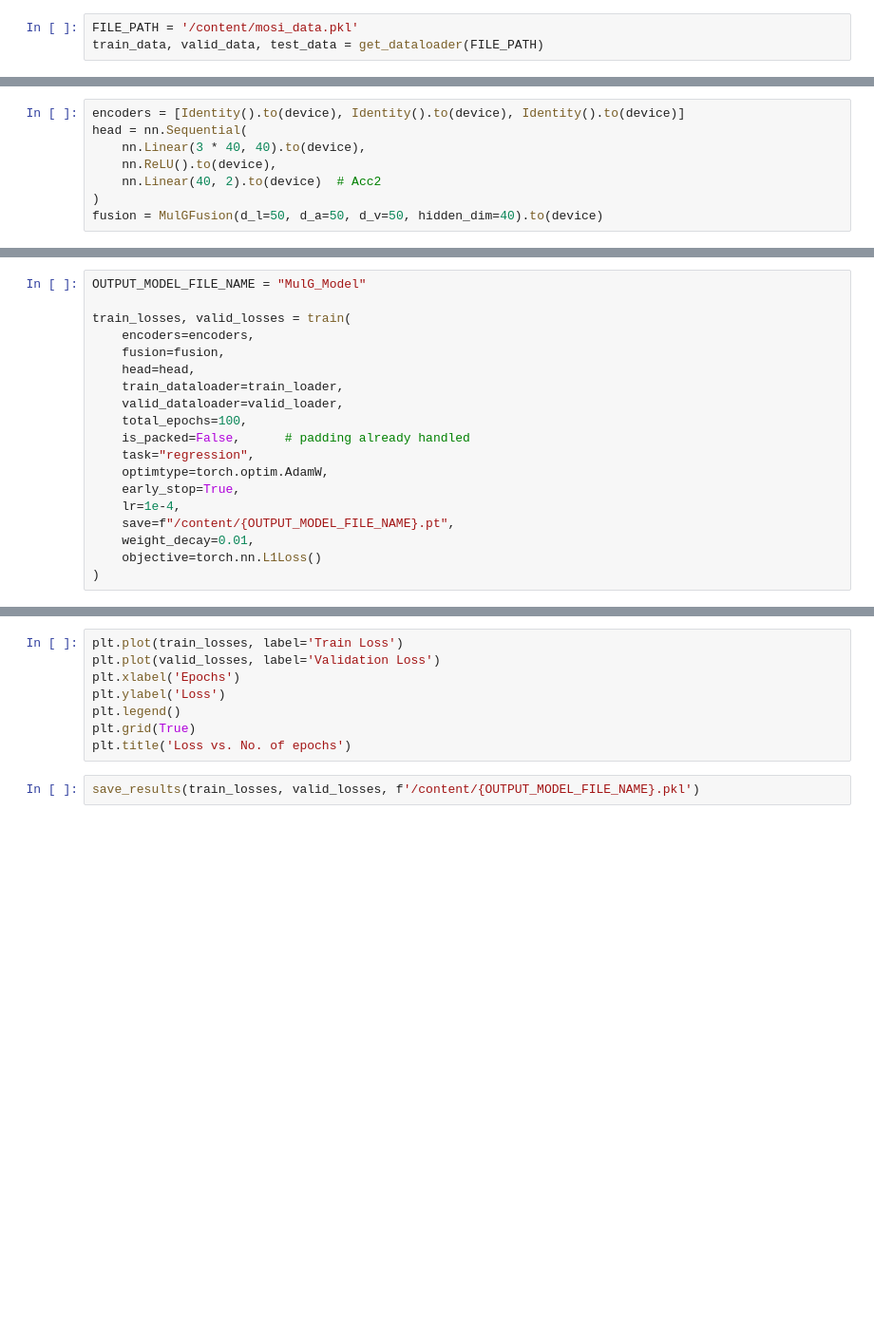
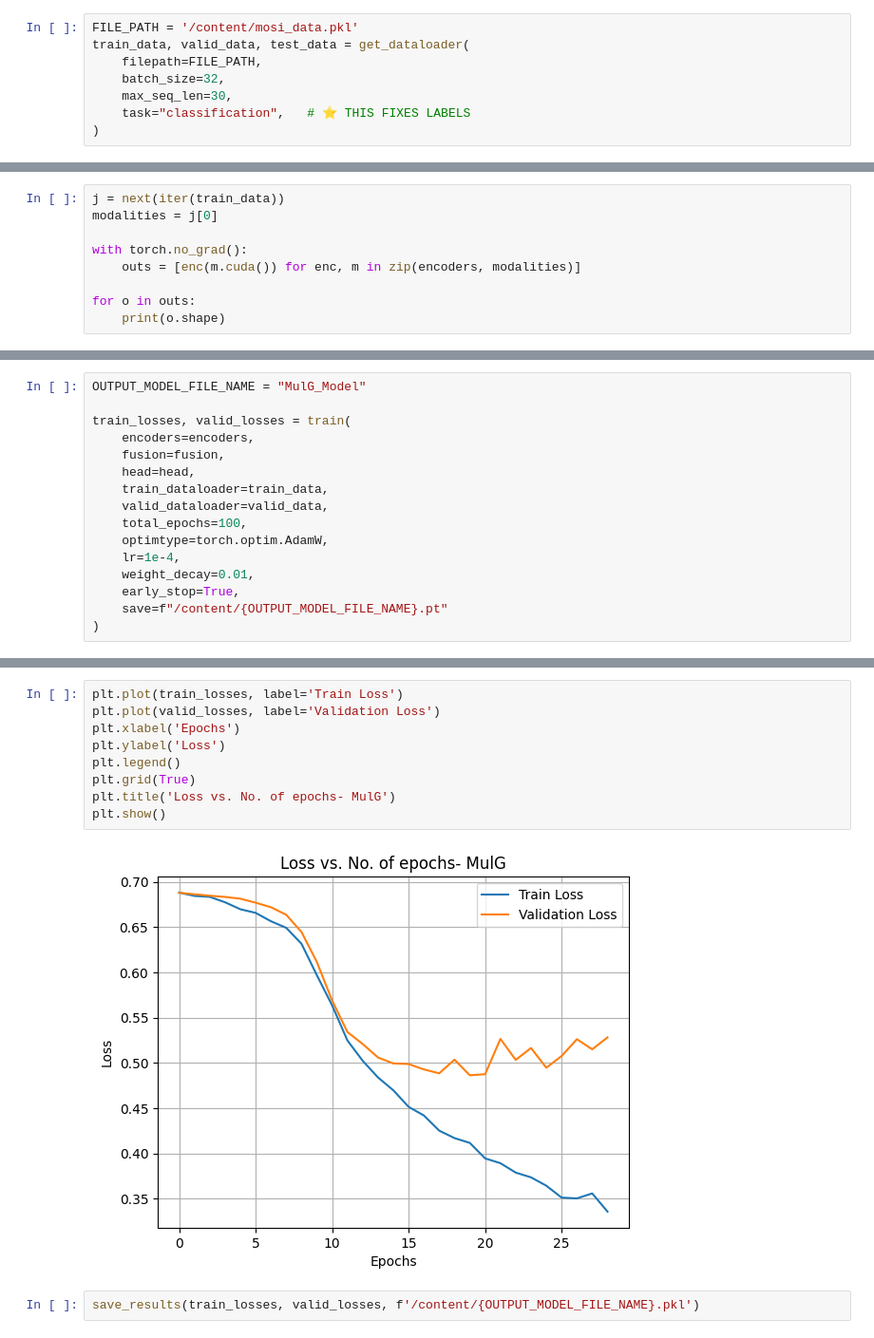
Before and after one commit to ranbeer06052009/MulG-Research, a Jupyter notebook: src/notebooks/MOSI/atcmfusion.ipynb, the cells around one changed output, grey strips where cells are left out. Shown at 95% size. Drawn from its saved outputs; the diff is of its cells as text; blank space fills up the shorter version.

Commit message:
mulg-loaders recorrected3

```diff
--- a/src/notebooks/MOSI/atcmfusion.ipynb
+++ b/src/notebooks/MOSI/atcmfusion.ipynb
@@ -22,7 +37,12 @@ from fusions.mulg import MulGFusion
 from utils import get_default_device, save_results
 # %%
 FILE_PATH = '/content/mosi_data.pkl'
-train_data, valid_data, test_data = get_dataloader(FILE_PATH)
+train_data, valid_data, test_data = get_dataloader(
+    filepath=FILE_PATH,
+    batch_size=32,
+    max_seq_len=30,
+    task="classification",   # ⭐ THIS FIXES LABELS
+)
 # %%
 device = get_default_device()
 print(device)
@@ -29,8 +75,9 @@ print(device)
 # %%
-encoders = [Identity().to(device), Identity().to(device), Identity().to(device)]
-head = nn.Sequential(
-    nn.Linear(3 * 40, 40).to(device),
-    nn.ReLU().to(device),
-    nn.Linear(40, 2).to(device)  # Acc2
-)
-fusion = MulGFusion(d_l=50, d_a=50, d_v=50, hidden_dim=40).to(device)
+j = next(iter(train_data))
+modalities = j[0]
+
+with torch.no_grad():
+    outs = [enc(m.cuda()) for enc, m in zip(encoders, modalities)]
+
+for o in outs:
+    print(o.shape)
@@ -41,15 +109,12 @@ train_losses, valid_losses = train(
     encoders=encoders,
     fusion=fusion,
     head=head,
-    train_dataloader=train_loader,
-    valid_dataloader=valid_loader,
+    train_dataloader=train_data,
+    valid_dataloader=valid_data,
     total_epochs=100,
-    is_packed=False,      # padding already handled
-    task="regression",
     optimtype=torch.optim.AdamW,
+    lr=1e-4,
+    weight_decay=0.01,
     early_stop=True,
-    lr=1e-4,
-    save=f"/content/{OUTPUT_MODEL_FILE_NAME}.pt",
-    weight_decay=0.01,
-    objective=torch.nn.L1Loss()
+    save=f"/content/{OUTPUT_MODEL_FILE_NAME}.pt"
 )
@@ -56,10 +139,13 @@ train_losses, valid_losses = train(
 # %%
 plt.plot(train_losses, label='Train Loss')
 plt.plot(valid_losses, label='Validation Loss')
 plt.xlabel('Epochs')
 plt.ylabel('Loss')
 plt.legend()
 plt.grid(True)
-plt.title('Loss vs. No. of epochs')
+plt.title('Loss vs. No. of epochs- MulG')
+plt.show()
+# %% [output]
+[figure, added]
 # %%
 save_results(train_losses, valid_losses, f'/content/{OUTPUT_MODEL_FILE_NAME}.pkl')
```
Also changed, not shown: parts of 30 cells of this notebook, 9 other files.
